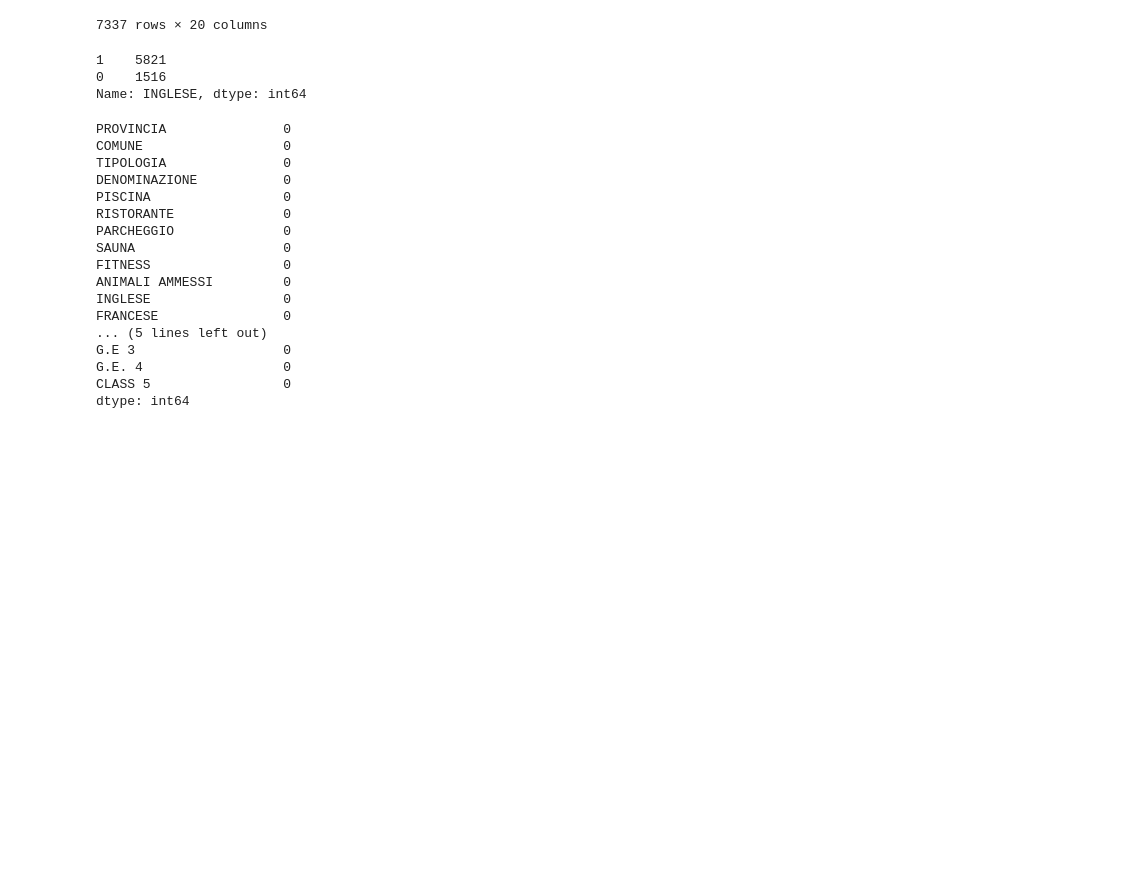
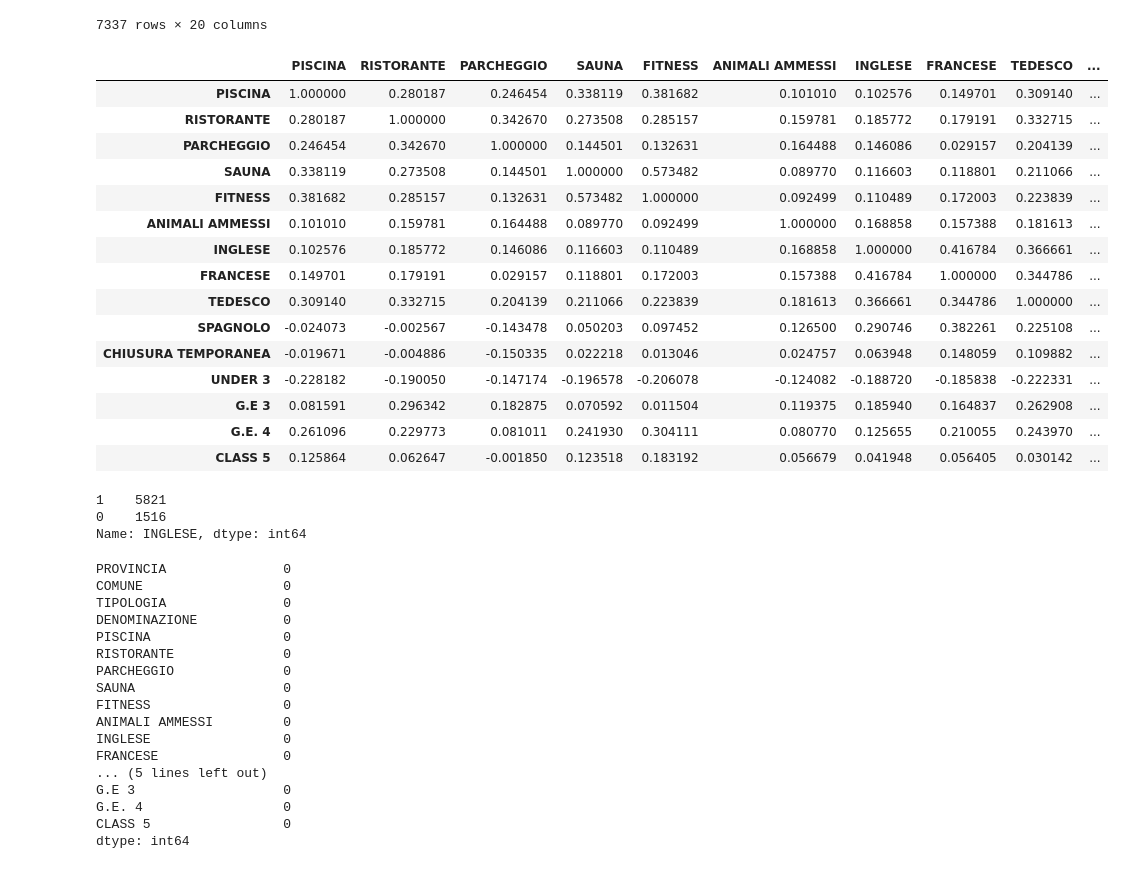
Before and after one commit to NicoloAvesani/project_Tourist_Residences_in_Veneto, a Jupyter notebook: project_on_colab.ipynb, the cells around one changed output. Saved outputs shown, nothing was run; the diff lists cells and outputs as text; code cells hidden in the pictures; blank space fills up the shorter version.

```diff
--- a/project_on_colab.ipynb
+++ b/project_on_colab.ipynb
@@ -1968,6 +1976,25 @@ tr_df
 | 7335 | VICENZA | ZUGLIANO | BED AND BREAKFAST | B&B DALLA COSTA EDWARD | 0 | 0 | 0 | 0 | 0 | ... |
 | 7336 | VICENZA | ZUGLIANO | BED AND BREAKFAST | LA COLLINA DELLE ACACIE | 0 | 0 | 1 | 0 | 0 | ... |
 7337 rows × 20 columns
+# %%
+tr_df.corr()
+# %% [output]
+|  | PISCINA | RISTORANTE | PARCHEGGIO | SAUNA | FITNESS | ANIMALI AMMESSI | INGLESE | FRANCESE | TEDESCO | ... |
+| PISCINA | 1.000000 | 0.280187 | 0.246454 | 0.338119 | 0.381682 | 0.101010 | 0.102576 | 0.149701 | 0.309140 | ... |
+| RISTORANTE | 0.280187 | 1.000000 | 0.342670 | 0.273508 | 0.285157 | 0.159781 | 0.185772 | 0.179191 | 0.332715 | ... |
+| PARCHEGGIO | 0.246454 | 0.342670 | 1.000000 | 0.144501 | 0.132631 | 0.164488 | 0.146086 | 0.029157 | 0.204139 | ... |
+| SAUNA | 0.338119 | 0.273508 | 0.144501 | 1.000000 | 0.573482 | 0.089770 | 0.116603 | 0.118801 | 0.211066 | ... |
+| FITNESS | 0.381682 | 0.285157 | 0.132631 | 0.573482 | 1.000000 | 0.092499 | 0.110489 | 0.172003 | 0.223839 | ... |
+| ANIMALI AMMESSI | 0.101010 | 0.159781 | 0.164488 | 0.089770 | 0.092499 | 1.000000 | 0.168858 | 0.157388 | 0.181613 | ... |
+| INGLESE | 0.102576 | 0.185772 | 0.146086 | 0.116603 | 0.110489 | 0.168858 | 1.000000 | 0.416784 | 0.366661 | ... |
+| FRANCESE | 0.149701 | 0.179191 | 0.029157 | 0.118801 | 0.172003 | 0.157388 | 0.416784 | 1.000000 | 0.344786 | ... |
+| TEDESCO | 0.309140 | 0.332715 | 0.204139 | 0.211066 | 0.223839 | 0.181613 | 0.366661 | 0.344786 | 1.000000 | ... |
+| SPAGNOLO | -0.024073 | -0.002567 | -0.143478 | 0.050203 | 0.097452 | 0.126500 | 0.290746 | 0.382261 | 0.225108 | ... |
+| CHIUSURA TEMPORANEA | -0.019671 | -0.004886 | -0.150335 | 0.022218 | 0.013046 | 0.024757 | 0.063948 | 0.148059 | 0.109882 | ... |
+| UNDER 3 | -0.228182 | -0.190050 | -0.147174 | -0.196578 | -0.206078 | -0.124082 | -0.188720 | -0.185838 | -0.222331 | ... |
+| G.E 3 | 0.081591 | 0.296342 | 0.182875 | 0.070592 | 0.011504 | 0.119375 | 0.185940 | 0.164837 | 0.262908 | ... |
+| G.E. 4 | 0.261096 | 0.229773 | 0.081011 | 0.241930 | 0.304111 | 0.080770 | 0.125655 | 0.210055 | 0.243970 | ... |
+| CLASS 5 | 0.125864 | 0.062647 | -0.001850 | 0.123518 | 0.183192 | 0.056679 | 0.041948 | 0.056405 | 0.030142 | ... |
 # %%
 ## class distribution
 
```
Also changed, not shown: parts of 18 cells of this notebook.
